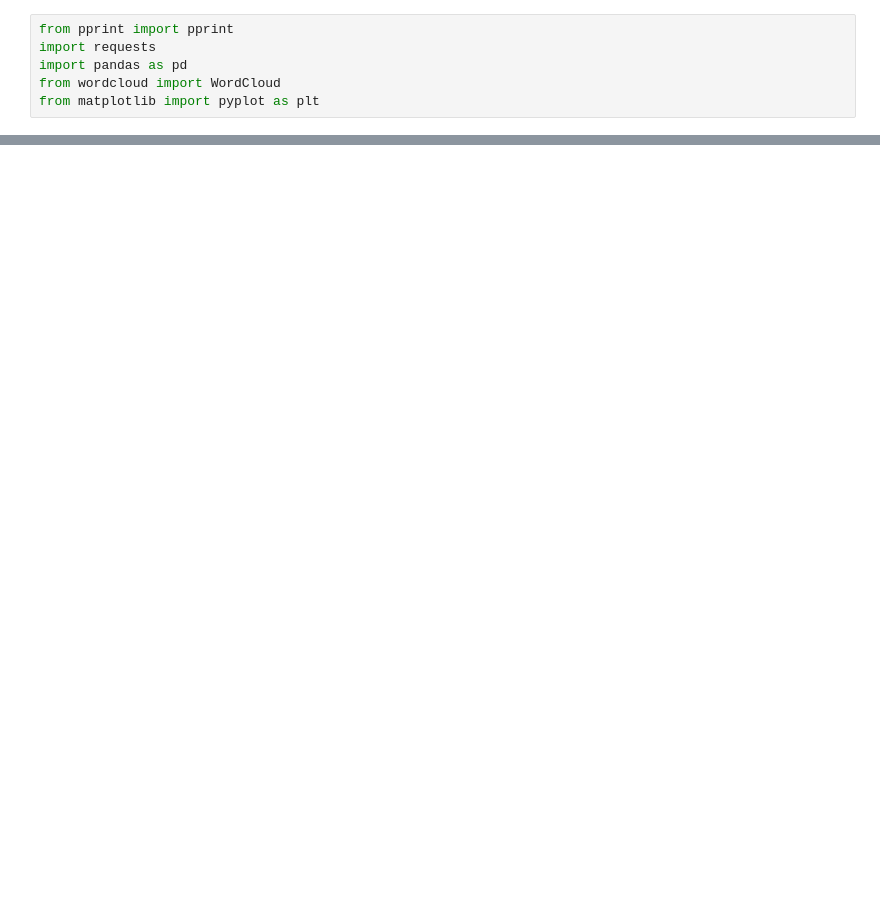
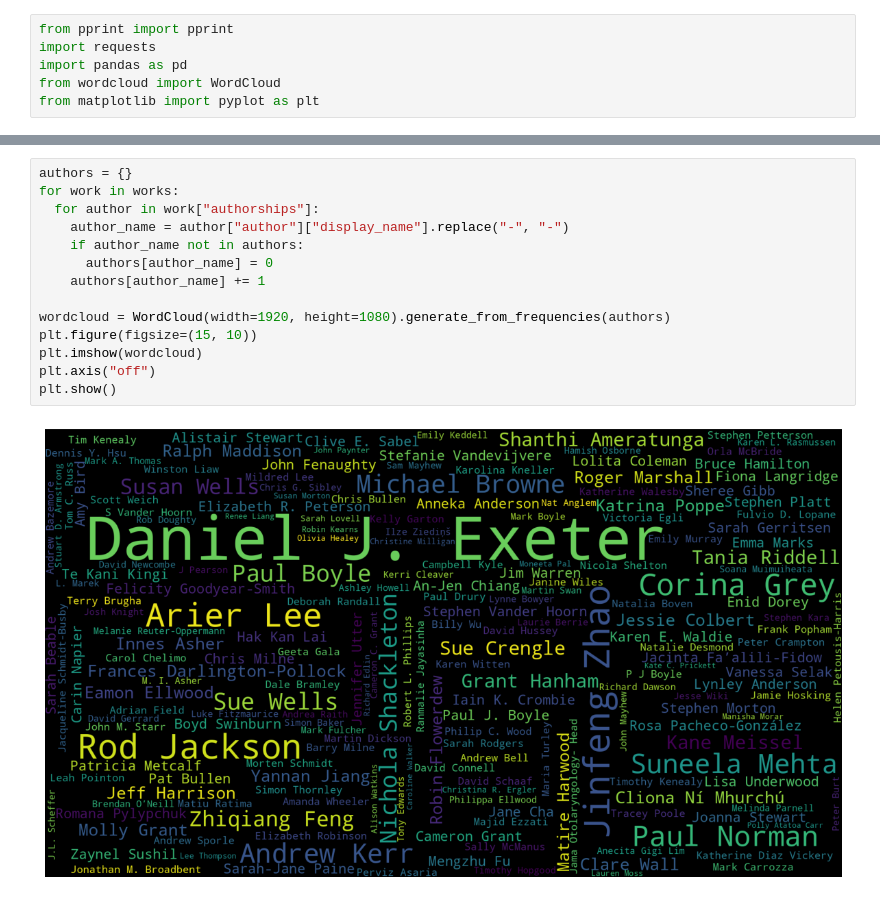
Before and after one commit to UoA-eResearch/citations, a Jupyter notebook: wordcloud.ipynb, the cells around one changed output, grey strips where cells are left out. Drawn from its saved outputs; the diff is of its cells as text; blank space fills up the shorter version.

Commit message:
authorcloud

```diff
--- a/wordcloud.ipynb
+++ b/wordcloud.ipynb
@@ -54,0 +55,16 @@ plt.show()
+# %%
+authors = {}
+for work in works:
+  for author in work["authorships"]:
+    author_name = author["author"]["display_name"].replace("‐", "-")
+    if author_name not in authors:
+      authors[author_name] = 0
+    authors[author_name] += 1
+
+wordcloud = WordCloud(width=1920, height=1080).generate_from_frequencies(authors)
+plt.figure(figsize=(15, 10))
+plt.imshow(wordcloud)
+plt.axis("off")
+plt.show()
+# %% [output]
+[figure, added]
```
Also changed, not shown: parts of 5 cells of this notebook.
